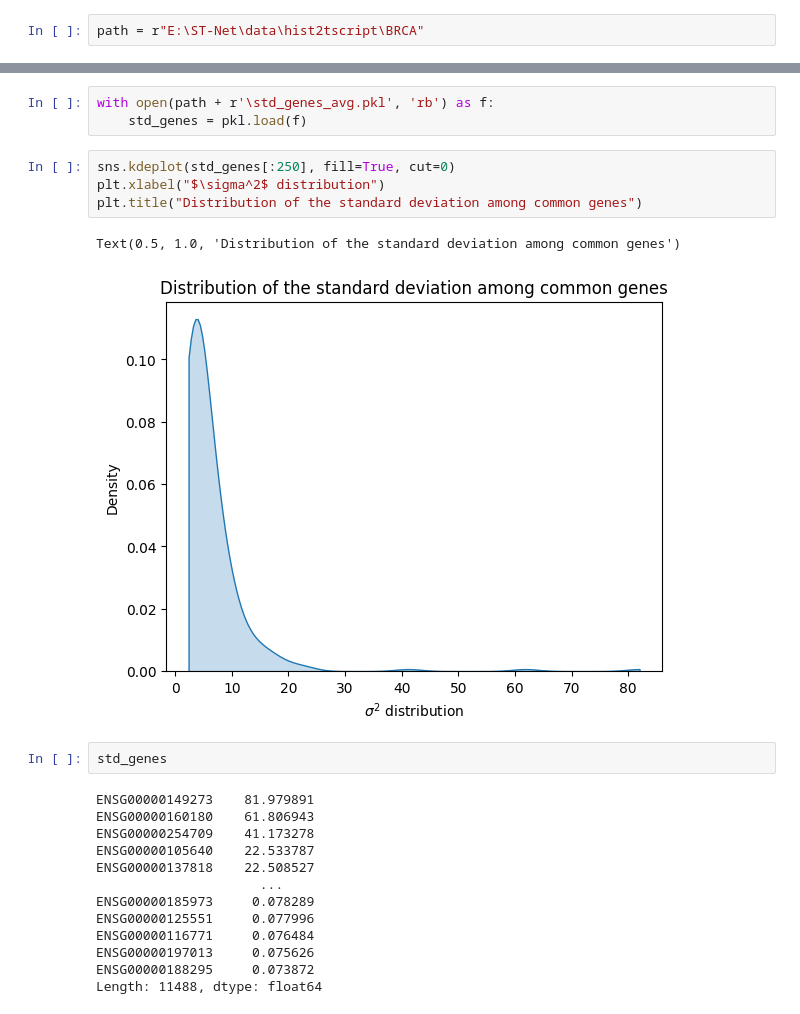
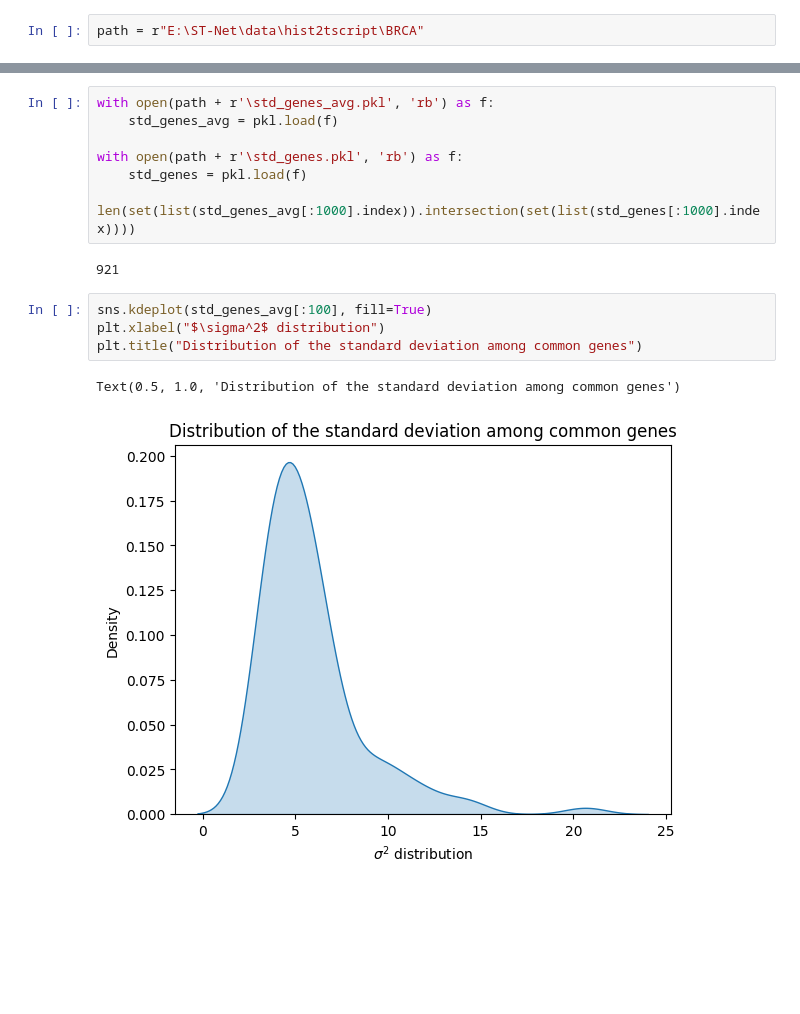
Before and after one commit to Jeremstym/depoibens, a Jupyter notebook: statdes.ipynb, the cells around one changed output, grey strips where cells are left out. Drawn from its saved outputs; the diff is of its cells as text; blank space fills up the shorter version.

```diff
--- a/statdes.ipynb
+++ b/statdes.ipynb
@@ -25,25 +32,17 @@ Text(0.5, 1.0, 'Number of genes in different tissues')
 # %%
 with open(path + r'\std_genes_avg.pkl', 'rb') as f:
+    std_genes_avg = pkl.load(f)
+
+with open(path + r'\std_genes.pkl', 'rb') as f:
     std_genes = pkl.load(f)
+
+len(set(list(std_genes_avg[:1000].index)).intersection(set(list(std_genes[:1000].index))))
+# %% [output]
+921
 # %%
-sns.kdeplot(std_genes[:250], fill=True, cut=0)
+sns.kdeplot(std_genes_avg[:100], fill=True)
 plt.xlabel("$\sigma^2$ distribution")
 plt.title("Distribution of the standard deviation among common genes")
 # %% [output]
 Text(0.5, 1.0, 'Distribution of the standard deviation among common genes')
-[figure, old version]
+[figure, new version]
-# %%
-std_genes
-# %% [output]
-ENSG00000149273    81.979891
-ENSG00000160180    61.806943
-ENSG00000254709    41.173278
-ENSG00000105640    22.533787
-ENSG00000137818    22.508527
-                     ...
-ENSG00000185973     0.078289
-ENSG00000125551     0.077996
-ENSG00000116771     0.076484
-ENSG00000197013     0.075626
-ENSG00000188295     0.073872
-Length: 11488, dtype: float64
```
Also changed, not shown: parts of 4 cells of this notebook, 5 other files.
